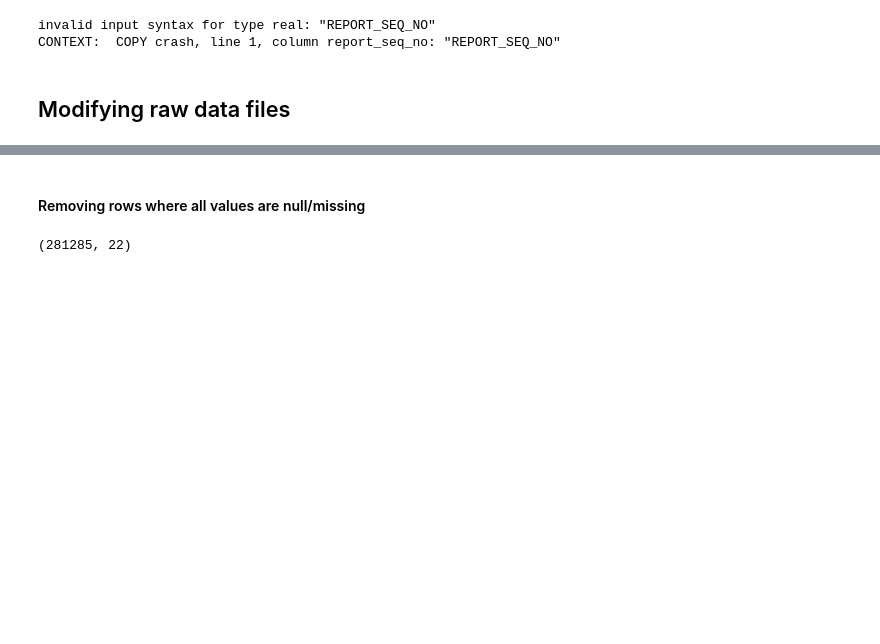
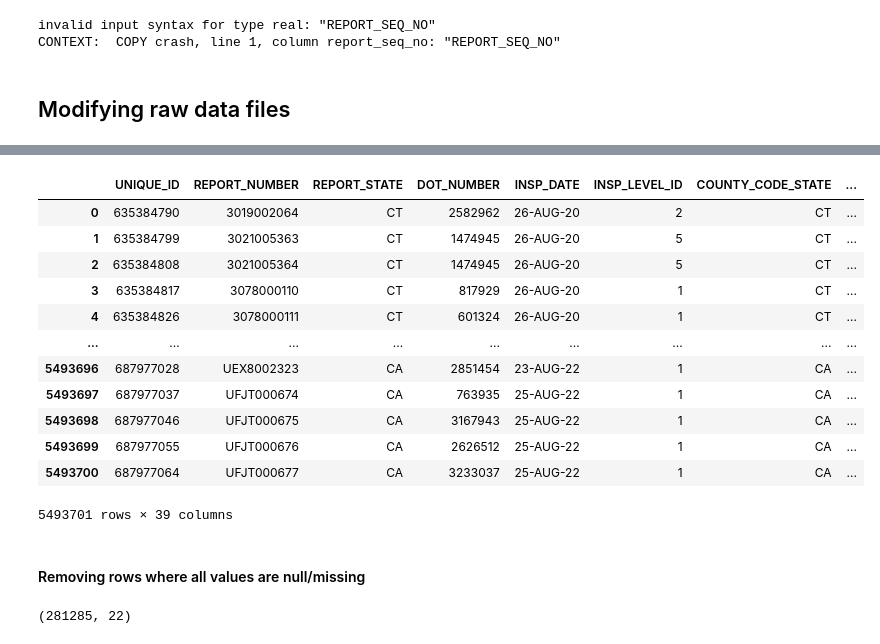
Before and after one commit to munira-jo/data-pipeline-demo, a Jupyter notebook: Reading in zip files.ipynb, the cells around one changed output, grey strips where cells are left out. Cells and saved outputs as stored; diff of their text form; code cells hidden in the pictures; blank space fills up the shorter version.

```diff
--- a/Reading in zip files.ipynb
+++ b/Reading in zip files.ipynb
@@ -5,10 +5,11 @@ import pandas as pd
 import os
 from io import StringIO
 import numpy as np
+import shutil
 
-zipped_folder=os.path.join('C:\\Users\\Munira\\Desktop\\Assessment','zipped_raw_data')
+zipped_folder=os.path.join('C:\\Users\\Munira\\Desktop\\demo-pipeline','zipped_raw_data')
 
-unzipped_folder=os.path.join('C:\\Users\\Munira\\Desktop\\Assessment','raw_data')
+unzipped_folder=os.path.join('C:\\Users\\Munira\\Desktop\\demo-pipeline','raw_data')
 
 def connect_to_db(db_name,password):
     conn = psycopg2.connect(f"dbname={db_name} user=dataengineer host='mydb.cb7sygkkbh0u.us-east-2.rds.amazonaws.com' port=5432 password={password}")
@@ -19,5 +20,3 @@ def extract_and_unzip_files(zipped_folder, unzipped_folder):
     for zip_filename in os.listdir(zipped_folder):
         z=ZipFile(os.path.join(zipped_folder,zip_filename))
         z.extractall(unzipped_folder)
-
-#extract_and_unzip_files(zipped_folder,unzipped_folder)
@@ -109,0 +133,2 @@ df[df.duplicated(subset='REPORT_NUMBER',keep=False)].sort_values('REPORT_NUMBER'
+# %%
+original_filepath=os.path.join(unzipped_folder,'DataFiles','2022Aug_Inspection.txt')
@@ -110,3 +137,19 @@ df[df.duplicated(subset='REPORT_NUMBER',keep=False)].sort_values('REPORT_NUMBER'
+# %%
+df
+# %% [output]
+|  | UNIQUE_ID | REPORT_NUMBER | REPORT_STATE | DOT_NUMBER | INSP_DATE | INSP_LEVEL_ID | COUNTY_CODE_STATE | ... |
+| 0 | 635384790 | 3019002064 | CT | 2582962 | 26-AUG-20 | 2 | CT | ... |
+| 1 | 635384799 | 3021005363 | CT | 1474945 | 26-AUG-20 | 5 | CT | ... |
+| 2 | 635384808 | 3021005364 | CT | 1474945 | 26-AUG-20 | 5 | CT | ... |
+| 3 | 635384817 | 3078000110 | CT | 817929 | 26-AUG-20 | 1 | CT | ... |
+| 4 | 635384826 | 3078000111 | CT | 601324 | 26-AUG-20 | 1 | CT | ... |
+| ... | ... | ... | ... | ... | ... | ... | ... | ... |
+| 5493696 | 687977028 | UEX8002323 | CA | 2851454 | 23-AUG-22 | 1 | CA | ... |
+| 5493697 | 687977037 | UFJT000674 | CA | 763935 | 25-AUG-22 | 1 | CA | ... |
+| 5493698 | 687977046 | UFJT000675 | CA | 3167943 | 25-AUG-22 | 1 | CA | ... |
+| 5493699 | 687977055 | UFJT000676 | CA | 2626512 | 25-AUG-22 | 1 | CA | ... |
+| 5493700 | 687977064 | UFJT000677 | CA | 3233037 | 25-AUG-22 | 1 | CA | ... |
+5493701 rows × 39 columns
 # %% [markdown]
 #### Removing rows where all values are null/missing
 # %%
```
Also changed, not shown: parts of 31 cells of this notebook, 3 other files.
